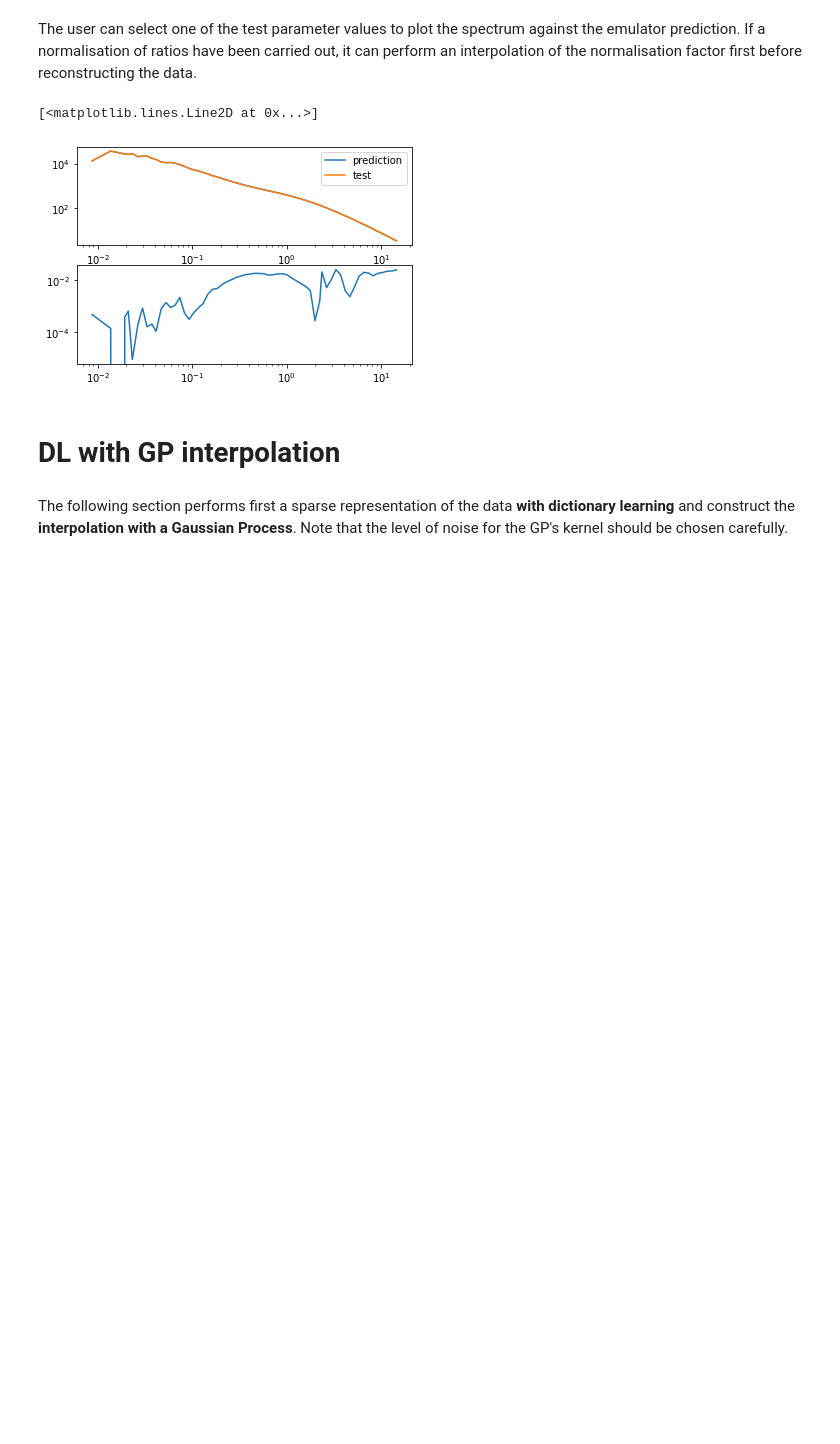
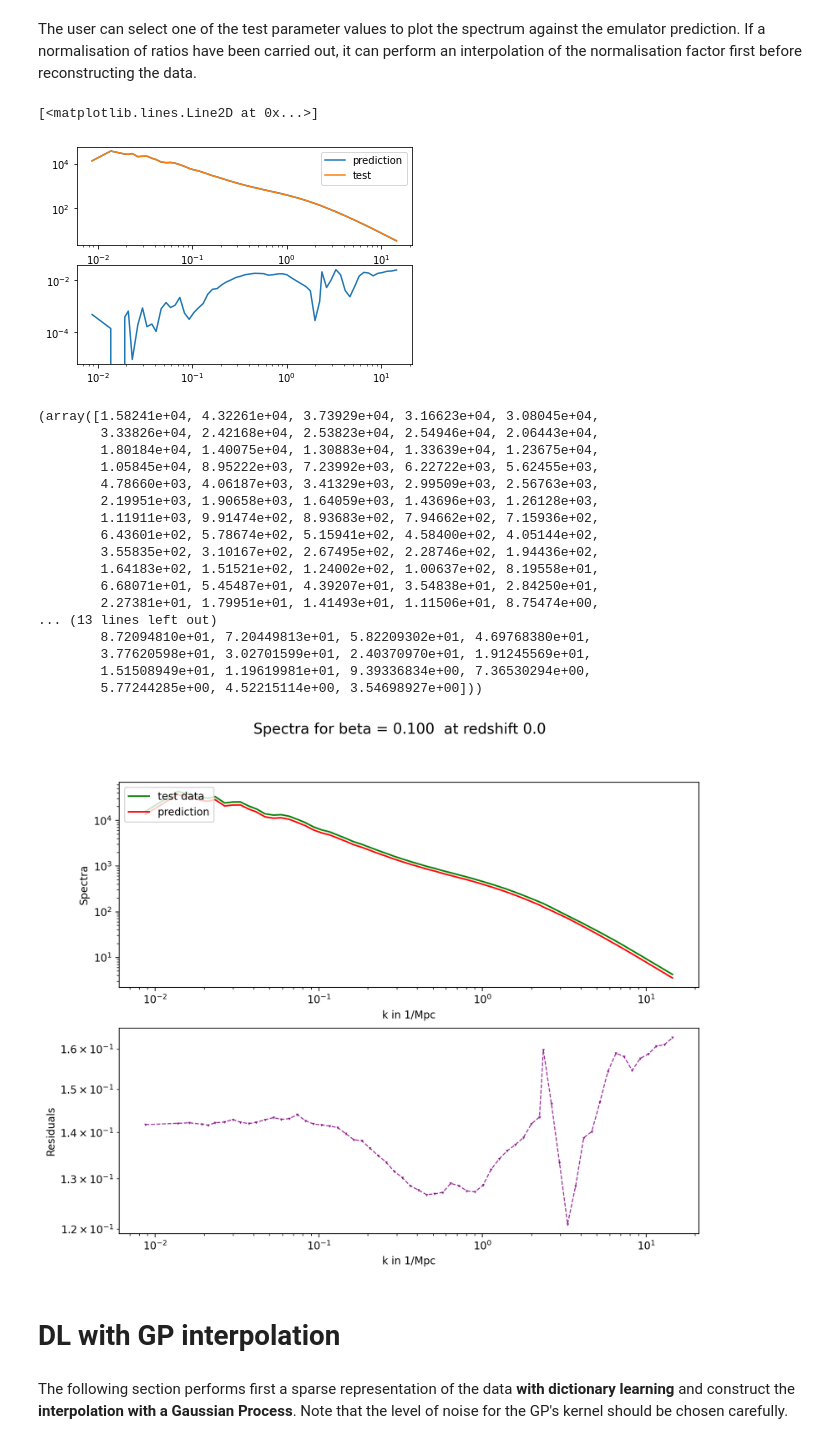
Before and after one commit to santiagocasas/looti-test-public, a Jupyter notebook: notebooks/Emulator_CoupledDE_Website.ipynb, the cells around one changed output. Cells and saved outputs as stored; diff of their text form; code cells hidden in the pictures; blank space fills up the shorter version.

```diff
--- a/notebooks/Emulator_CoupledDE_Website.ipynb
+++ b/notebooks/Emulator_CoupledDE_Website.ipynb
@@ -191,12 +191,31 @@ ax[1].loglog(df_kgrid, resipred_beta_PCAspl)
 normalized_pred_ratio = np.column_stack((df_kgrid, n_test))
 np.savetxt('./obs_data/ratio-Codecs-website-truth-norm-beta0p1-z0.txt', normalized_pred_ratio)
 # %%
-#reconstructed_spectra = dcl.reconstruct_spectra(ratios_predicted,emulation_data = emulation_data,
-#                                                normalization=False)
+reconstructed_spectra = dcl.reconstruct_spectra(ratios_predicted_PCAspl,emulation_data = emulation_data,
+                                                normalization=False)
 
-#pm.Plot_prediction_One_parameter(emulation_data, 0.1 , reconstructed_spectra,
-#                                 ratio_mode=False, ## False when the user wants to reconstruct the spectra
-#                                 y_scale_log=True) ## y_scale in log
+pm.Plot_prediction_One_parameter(emulation_data, 0.1 , reconstructed_spectra,
+                                 ratio_mode=False, ## False when the user wants to reconstruct the spectra
+                                 y_scale_log=True) ## y_scale in log
+# %% [output]
+(array([1.58241e+04, 4.32261e+04, 3.73929e+04, 3.16623e+04, 3.08045e+04,
+        3.33826e+04, 2.42168e+04, 2.53823e+04, 2.54946e+04, 2.06443e+04,
+        1.80184e+04, 1.40075e+04, 1.30883e+04, 1.33639e+04, 1.23675e+04,
+        1.05845e+04, 8.95222e+03, 7.23992e+03, 6.22722e+03, 5.62455e+03,
+        4.78660e+03, 4.06187e+03, 3.41329e+03, 2.99509e+03, 2.56763e+03,
+        2.19951e+03, 1.90658e+03, 1.64059e+03, 1.43696e+03, 1.26128e+03,
+        1.11911e+03, 9.91474e+02, 8.93683e+02, 7.94662e+02, 7.15936e+02,
+        6.43601e+02, 5.78674e+02, 5.15941e+02, 4.58400e+02, 4.05144e+02,
+        3.55835e+02, 3.10167e+02, 2.67495e+02, 2.28746e+02, 1.94436e+02,
+        1.64183e+02, 1.51521e+02, 1.24002e+02, 1.00637e+02, 8.19558e+01,
+        6.68071e+01, 5.45487e+01, 4.39207e+01, 3.54838e+01, 2.84250e+01,
+        2.27381e+01, 1.79951e+01, 1.41493e+01, 1.11506e+01, 8.75474e+00,
+... (13 lines left out)
+        8.72094810e+01, 7.20449813e+01, 5.82209302e+01, 4.69768380e+01,
+        3.77620598e+01, 3.02701599e+01, 2.40370970e+01, 1.91245569e+01,
+        1.51508949e+01, 1.19619981e+01, 9.39336834e+00, 7.36530294e+00,
+        5.77244285e+00, 4.52215114e+00, 3.54698927e+00]))
+[figure, added]
 # %% [markdown]
 # DL with GP interpolation
 # %% [markdown]
```
Also changed, not shown: parts of 1 cell of this notebook, 2 other files.
